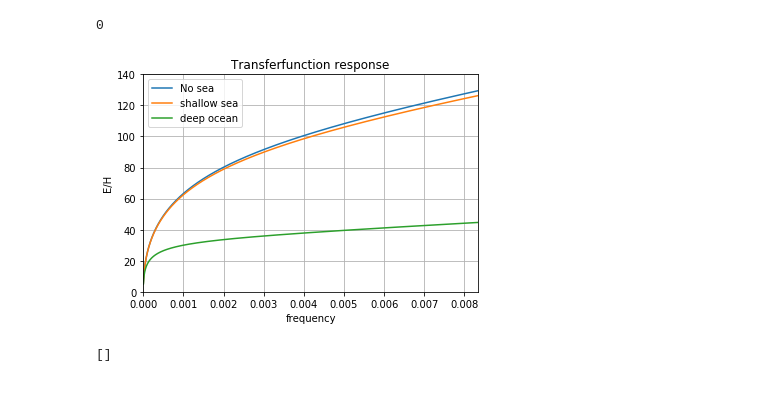
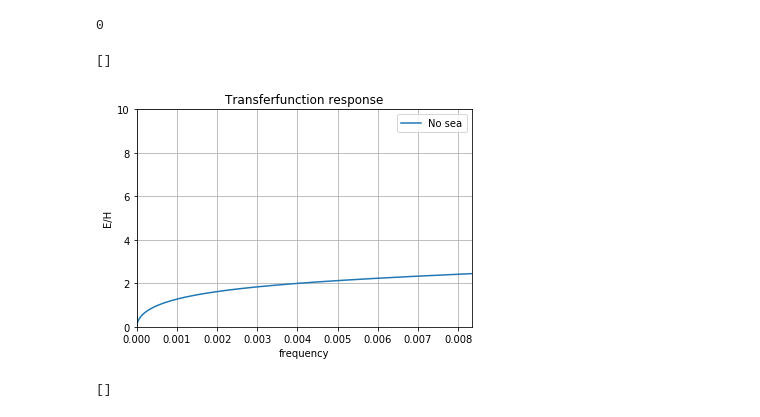
Before and after one commit to outfrenk/Dutch_GIC, a Jupyter notebook: partial_code/testing_script.ipynb, the cells around one changed output. Drawn from its saved outputs; the diff is of its cells as text; code cells hidden in the pictures.

```diff
--- a/partial_code/testing_script.ipynb
+++ b/partial_code/testing_script.ipynb
@@ -483,40 +483,41 @@ freqvector=np.arange(1/(60*60*24*3),1/(2*60)+1/(60*60*24*3),1/(60*60*24*3))
 Zn1=np.zeros(len(freqvector),dtype='complex')
 Zn0=np.zeros(len(freqvector),dtype='complex')
 Zn2=np.zeros(len(freqvector),dtype='complex')
 Zn3=np.zeros(len(freqvector),dtype='complex')
 Zn4=np.zeros(len(freqvector),dtype='complex')
 Zn5=np.zeros(len(freqvector),dtype='complex')
 Zn6=np.zeros(len(freqvector),dtype='complex')
 for item in range(len(freqvector)):
     Zn1[item]=(transferfunction(freqvector[item],1))
     Zn0[item]=(transferfunction(freqvector[item],0))
     Zn2[item]=(transferfunction(freqvector[item],2))
     Zn3[item]=(transferfunction(freqvector[item],3))
     Zn4[item]=(transferfunction(freqvector[item],4))
     Zn5[item]=(transferfunction(freqvector[item],5))
     Zn6[item]=(transferfunction(freqvector[item],6))
 #     Zn2[item]=(Zn0[item]/(np.cosh(50*np.sqrt(1j*freqvector[item]*mu*4))+np.sqrt(1j*freqvector[item]*mu/4.)/Zn0[item]*np.sinh(50*np.sqrt(1j*freqvector[item]*mu*4))))
 #     print((np.cosh(50*np.sqrt(1j*freqvector[item]*mu*4))+np.sqrt(1j*freqvector[item]*mu/4.)/Zn0[item]*np.sinh(50*np.sqrt(1j*freqvector[item]*mu*4))))
 fig=plt.figure()
 ax=fig.add_subplot()
 ax.set_title('Transferfunction response')
 ax.set_xlabel("frequency")
 ax.set_ylabel("E/H")
-ax.plot(freqvector,abs(Zn1),label='No sea')
-ax.plot(freqvector,abs(Zn0),label='shallow sea')
-ax.plot(freqvector,abs(Zn2),label='deep ocean')
+ax.plot(freqvector,abs((abs(Zn0)-abs(Zn1))/abs(Zn1)*100),label='No sea')
+# ax.plot(freqvector,abs(Zn0),label='shallow sea')
+# ax.plot(freqvector,abs(Zn2),label='deep ocean')
 # ax.plot(freqvector,abs(Zn3),label='EurisGic sea model')
 # ax.plot(freqvector,abs(Zn4),label='Paper: oceanic mantle')
 # ax.plot(freqvector,abs(Zn5),label='Paper: continental mantle')
 # ax.plot(freqvector,abs(Zn6),label='Pirjola 2014: mean Europe')
 ax.legend()
 ax.set_xlim(0,1/(2*60)+1/(60*60*24*3))
-ax.set_ylim(0,140)
+ax.set_ylim(0,10)
 ax.grid()
-# plt.plot()
-plt.savefig(f'/usr/people/out/Documents/Magnetic_field/station_results/transferfunction.png',bbox_inches='tight')
+plt.plot()
+# plt.savefig(f'/usr/people/out/Documents/Magnetic_field/station_results/transferfunction.png',bbox_inches='tight')
 # %% [output]
+[]
-[figure, old version]
+[figure, new version]
 # %%
 # Create transferfunction!
 def faultytransferfunction(freq,model): #Where B is given, NOT H!
```
Also changed, not shown: parts of 3 cells of this notebook, 9 other files.
